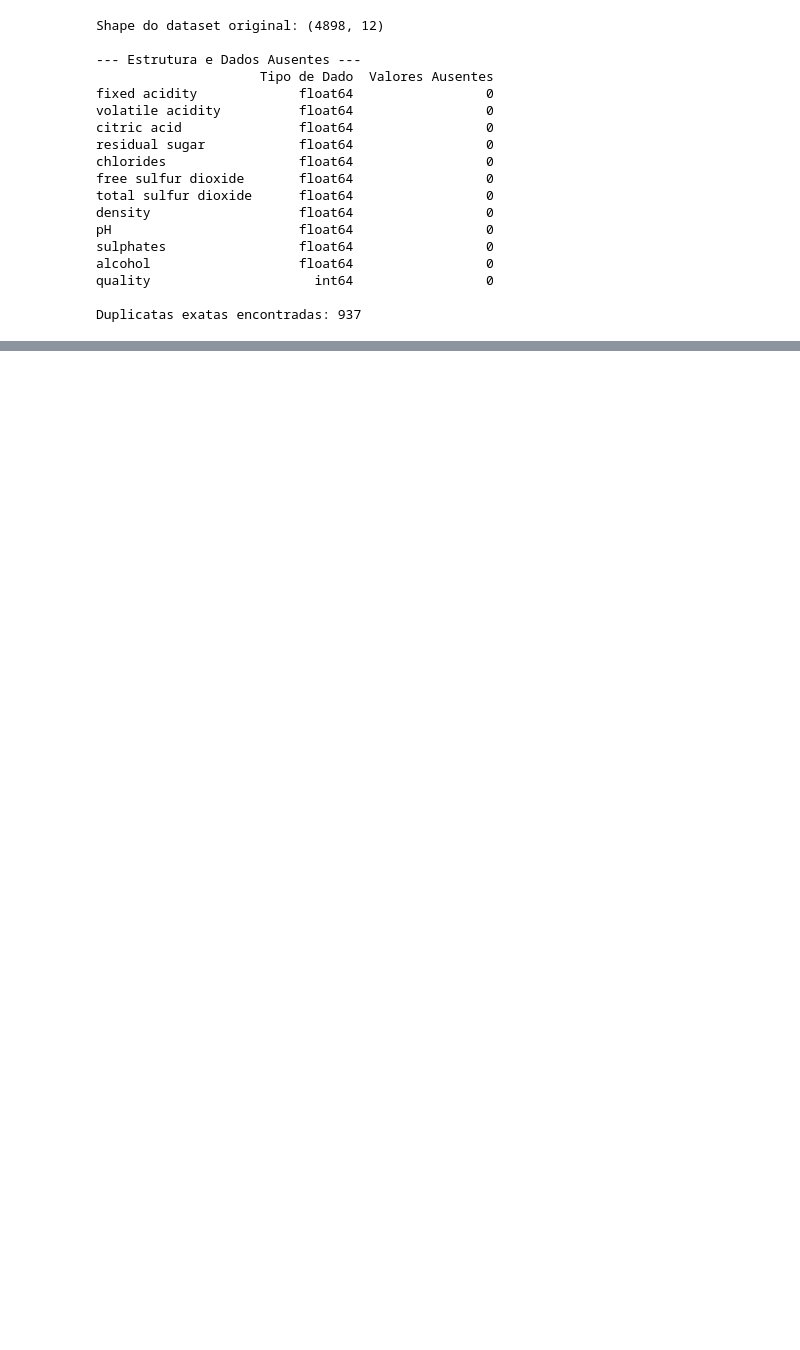
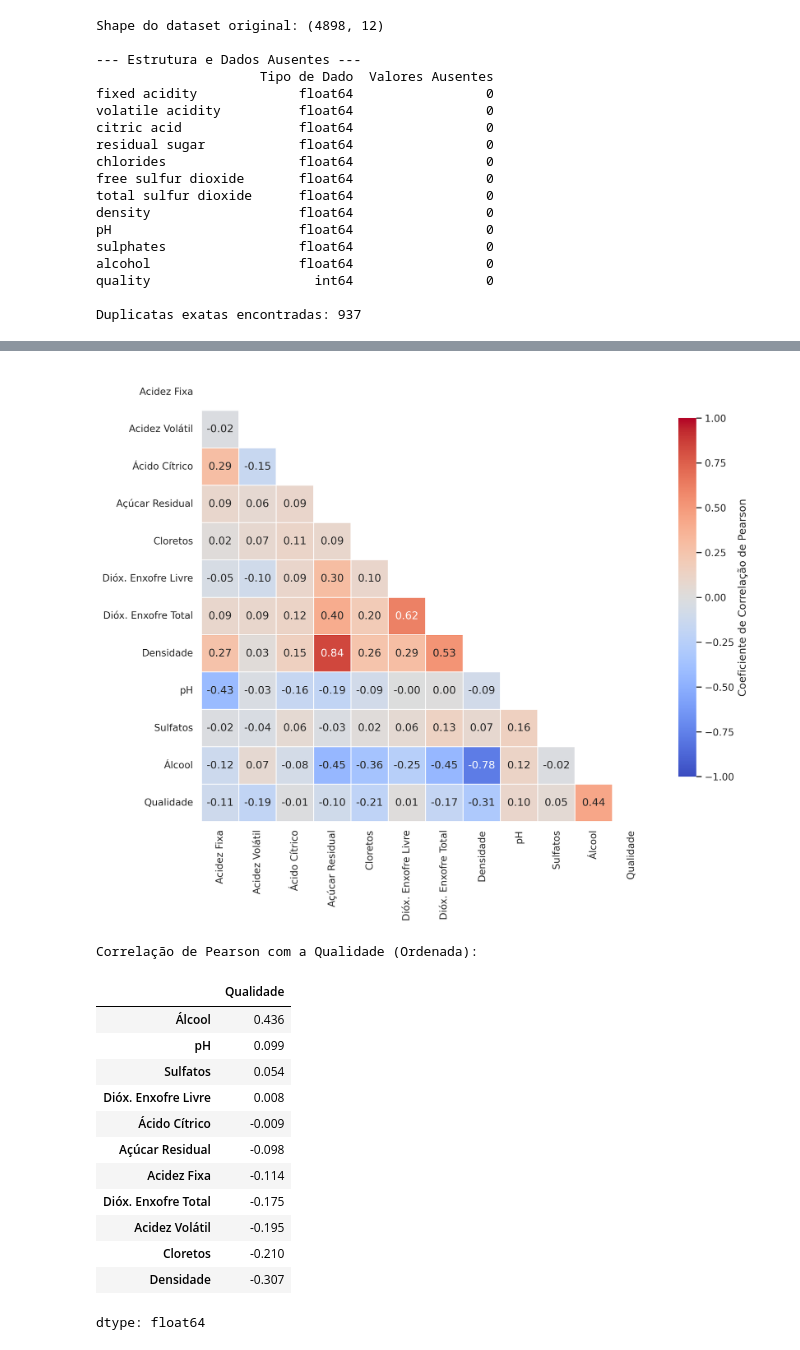
Before and after one commit to daviChechetto/Qualidade-de-vinho-com-Machine-Learing, a Jupyter notebook: auditoria.ipynb, the cells around one changed output, grey strips where cells are left out. Saved outputs shown, nothing was run; the diff lists cells and outputs as text; code cells hidden in the pictures; blank space fills up the shorter version.

Commit message:
refactore: revisando e melhorando a exibicao dos graficos e tabelas

```diff
--- a/auditoria.ipynb
+++ b/auditoria.ipynb
@@ -161,0 +188,79 @@ dtype: int64
+# %%
+# 11 Gerar Matriz de Correlação
+nomes_academicos = {
+    'fixed acidity': 'Acidez Fixa',
+    'volatile acidity': 'Acidez Volátil',
+    'citric acid': 'Ácido Cítrico',
+    'residual sugar': 'Açúcar Residual',
+    'chlorides': 'Cloretos',
+    'free sulfur dioxide': 'Dióx. Enxofre Livre',
+    'total sulfur dioxide': 'Dióx. Enxofre Total',
+    'density': 'Densidade',
+    'pH': 'pH',
+    'sulphates': 'Sulfatos',
+    'alcohol': 'Álcool',
+    'quality': 'Qualidade'
+}
+
+df_renomeado = df.rename(columns=nomes_academicos)
+corr = df_renomeado.corr()
+
+# Máscara para ocultar a diagonal e o triângulo superior
+mask = np.triu(np.ones_like(corr, dtype=bool))
+
+plt.figure(figsize=(11, 9), dpi=300)
+sns.set_theme(style="white")
+
+ax = sns.heatmap(
+    corr,
+    mask=mask,
+    annot=True,
+    fmt=".2f",
+    cmap='coolwarm',
+    vmin=-1,
+    vmax=1,
+    center=0,
+    square=True,
+    linewidths=.5,
+    cbar_kws={
+        "shrink": .8,
+        "label": "Coeficiente de Correlação de Pearson"
+    }
+)
+
+plt.tight_layout()
+plt.savefig('matriz_correlacao_academica.png', dpi=300, bbox_inches='tight')
+plt.show()
+
+# Tabela complementar de correlação com a variável-alvo
+print("Correlação de Pearson com a Qualidade (Ordenada):")
+display(corr['Qualidade'].drop('Qualidade').sort_values(ascending=False).round(3))
+
+# Forte Correlação Positiva (+0.84): O Álcool apresenta a correlação mais forte com a qualidade ($r = 0,44$). Isso sugere uma tendência estatística de que vinhos brancos com maior teor alcoólico tendem a receber avaliações melhores dos especialistas.
+# Forte Correlação Negativa (-0.78): A Densidade ($r = -0,31$), os Cloretos ($r = -0,21$) e a Acidez Volátil ($r = -0,19$) apresentam as maiores correlações inversas. Quimicamente, isso faz sentido: a acidez volátil alta indica notas de vinagre (defeito de oxidação), enquanto altos níveis de cloretos (salinidade) podem desequilibrar o paladar da bebida.
+
+# Multicolinearidade (Relações entre as Variáveis Independentes)
+# Açúcar vs. Densidade ($r = 0,84$): É a correlação positiva mais forte do conjunto. Fisicamente, o açúcar dissolvido aumenta a massa volumétrica do líquido, tornando o vinho mais denso.
+# Álcool vs. Densidade ($r = -0,78$): Uma forte correlação negativa. Como o etanol é menos denso que a água, quanto mais álcool o vinho tiver, menor será sua densidade geral.
+# A partir dessas correlações com a Densidade, percebe-se que, em termos físicos e químicos, a "Densidade" do vinho não é um ingrediente independente que o enólogo escolhe colocar na garrafa. Ela é uma consequência matemática e física da mistura de água, álcool e açúcar. Fanzendo com que se pode usar o raciocínio para entender que o açúcar torna o líquido mais pesado que a água (correlação de $0,84$) e o álcool torna o líquido mais leve que a água (correlação de $-0,78$).
+# Portanto, se você já está fornecendo ao seu algoritmo as quantidades exatas de Açúcar e Álcool, a variável Densidade não está adicionando nenhuma informação nova. Ela está apenas repetindo o que o algoritmo já sabe.
+# Dióxido de Enxofre Livre vs. Total ($r = 0,62$): Uma relação direta e óbvia, visto que a porção livre é um componente direto do volume total de SO₂ adicionado ao vinho para conservação.
+
+# Impacto no Algoritmo: Para regressão linear (ou logística na classificação), essa colinearidade severa entre densidade, açúcar e álcool pode causar instabilidade nos pesos do modelo. Modelos de árvore (Random Forest) lidarão muito melhor com essa redundância geométrica.
+# Correlações com o Target (quality): A variável mais promissora de forma isolada é alcohol (+0.44), seguida por uma relação inversa com density (-0.31). Contudo, a baixa linearidade global indica que modelos não-lineares provavelmente terão melhor desempenho.
+# %% [output]
+[figure, added]
+Correlação de Pearson com a Qualidade (Ordenada):
+|  | Qualidade |
+| Álcool | 0.436 |
+| pH | 0.099 |
+| Sulfatos | 0.054 |
+| Dióx. Enxofre Livre | 0.008 |
+| Ácido Cítrico | -0.009 |
+| Açúcar Residual | -0.098 |
+| Acidez Fixa | -0.114 |
+| Dióx. Enxofre Total | -0.175 |
+| Acidez Volátil | -0.195 |
+| Cloretos | -0.210 |
+| Densidade | -0.307 |
+dtype: float64
```
Also changed, not shown: parts of 7 cells of this notebook.
